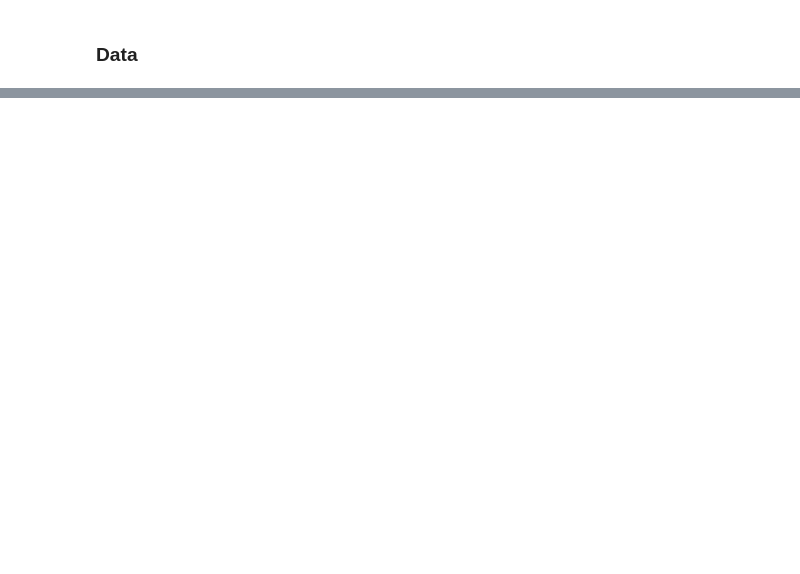
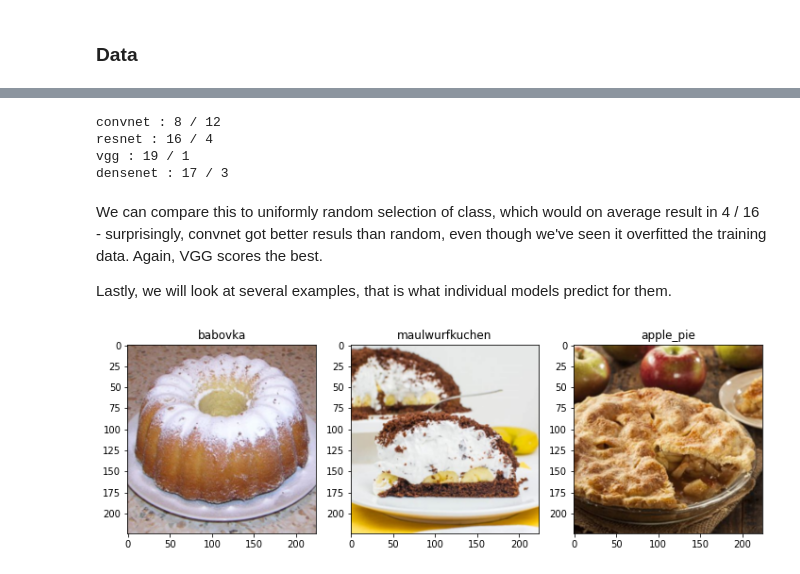
Before and after one commit to rumaak/simple_image_classification, a Jupyter notebook: notebooks/training.ipynb, the cells around one changed output, grey strips where cells are left out. Drawn from its saved outputs; the diff is of its cells as text; code cells hidden in the pictures; blank space fills up the shorter version.

```diff
--- a/notebooks/training.ipynb
+++ b/notebooks/training.ipynb
@@ -37,0 +320,27 @@ device = torch.device("cuda:0" if torch.cuda.is_available() else "cpu")
+# %%
+for idx, name in enumerate(model_names):
+    model = networks[idx]
+
+    correct = 0
+    incorrect = 0
+    for inputs, labels in dataloaders_dict['val']:
+        inputs = inputs.to(device)
+        labels = labels.to(device)
+
+        with torch.set_grad_enabled(False):
+            outputs = model(inputs)
+
+            _, preds = torch.max(outputs, 1)
+            correct += torch.sum(labels == preds).item()
+            incorrect += torch.sum(labels != preds).item()
+
+    print(name, ":", correct, "/", incorrect)
+# %% [output]
+convnet : 8 / 12
+resnet : 16 / 4
+vgg : 19 / 1
+densenet : 17 / 3
+# %% [markdown]
+We can compare this to uniformly random selection of class, which would on average result in 4 / 16 - surprisingly, convnet got better resuls than random, even though we've seen it overfitted the training data. Again, VGG scores the best.
+
+Lastly, we will look at several examples, that is what individual models predict for them.
@@ -37,0 +353,18 @@ device = torch.device("cuda:0" if torch.cuda.is_available() else "cpu")
+# %%
+examples = [
+    ("../data/split/val/babovka/26.png", "babovka"),
+    ("../data/split/val/maulwurfkuchen/26.png", "maulwurfkuchen"),
+    ("../data/split/val/apple_pie/25.png", "apple_pie")
+]
+
+images = [(tio.read_image(x),y) for (x,y) in examples]
+
+fig, axes = plt.subplots(nrows=1, ncols=3, figsize=(10,5))
+for idx, im in enumerate(images):
+    image, label = im
+    axes[idx].imshow(transforms.functional.to_pil_image(image))
+    axes[idx].set_title(label)
+
+fig.tight_layout()
+# %% [output]
+[figure, added]
```
Also changed, not shown: parts of 32 cells of this notebook, 1 other file.
